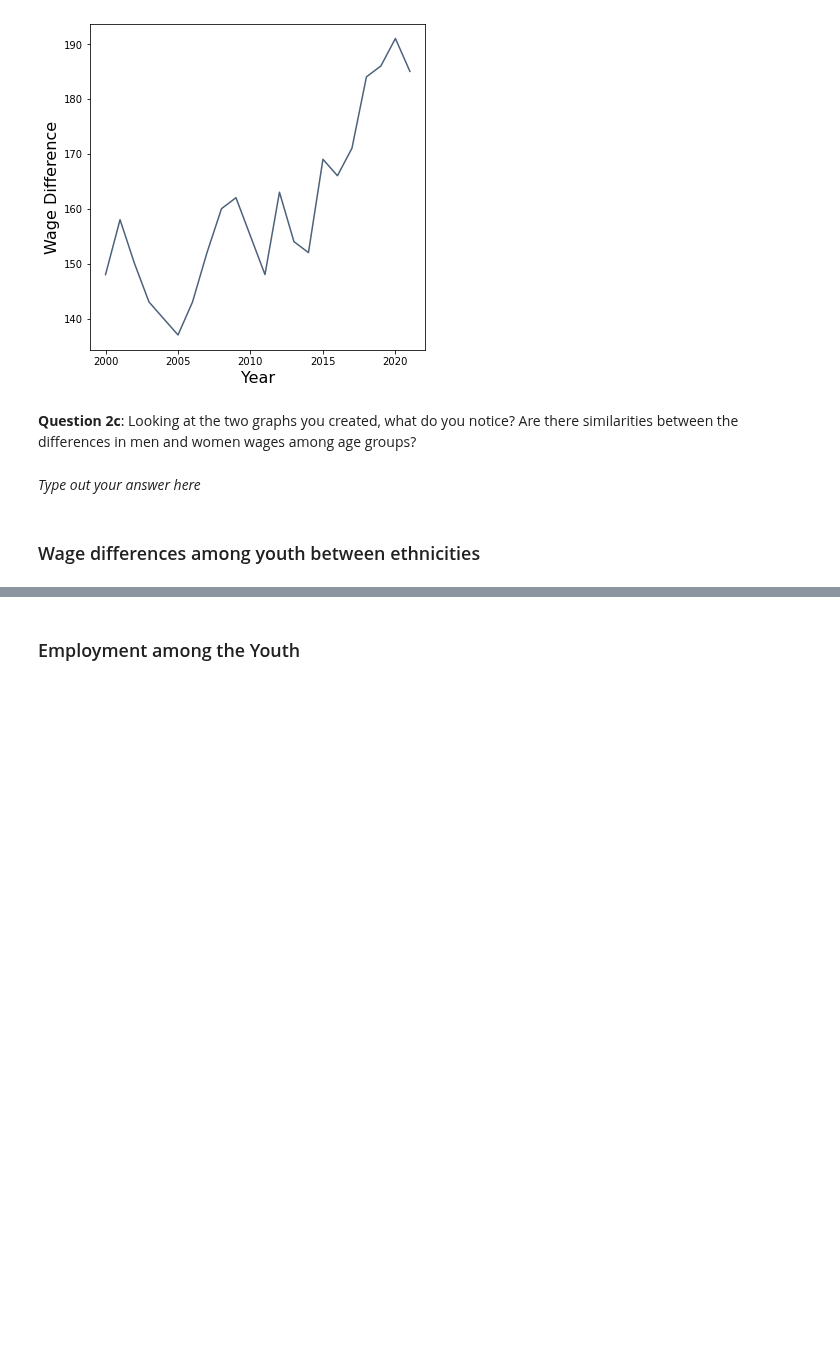
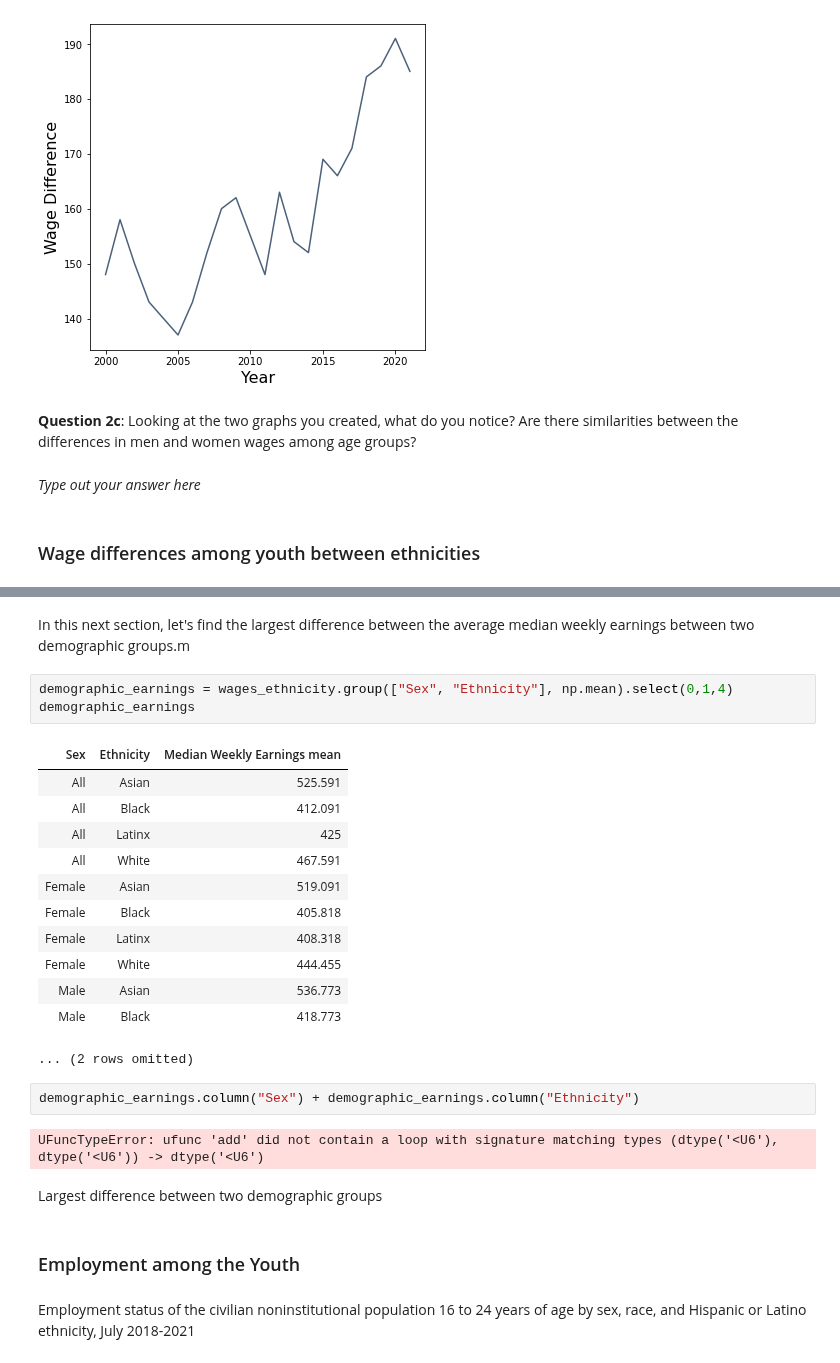
Before and after one commit to ds-modules/PUBPOL-ETHSTD-C164A-SP23, a Jupyter notebook: Exploring Labor Statistics among U.S. Youth.ipynb, the cells around one changed output, grey strips where cells are left out. Cells and saved outputs as stored; diff of their text form; blank space fills up the shorter version.

```diff
--- a/Exploring Labor Statistics among U.S. Youth.ipynb
+++ b/Exploring Labor Statistics among U.S. Youth.ipynb
@@ -211,2 +194,28 @@ earnings = earnings.join("Year", wages_ethnicity)
+# %% [markdown]
+In this next section, let's find the largest difference between the average median weekly earnings between two demographic groups.m
+# %%
+demographic_earnings = wages_ethnicity.group(["Sex", "Ethnicity"], np.mean).select(0,1,4)
+demographic_earnings
+# %% [output]
+| Sex | Ethnicity | Median Weekly Earnings mean |
+| All | Asian | 525.591 |
+| All | Black | 412.091 |
+| All | Latinx | 425 |
+| All | White | 467.591 |
+| Female | Asian | 519.091 |
+| Female | Black | 405.818 |
+| Female | Latinx | 408.318 |
+| Female | White | 444.455 |
+| Male | Asian | 536.773 |
+| Male | Black | 418.773 |
+... (2 rows omitted)
+# %%
+demographic_earnings.column("Sex") + demographic_earnings.column("Ethnicity")
+# %% [output]
+UFuncTypeError: ufunc 'add' did not contain a loop with signature matching types (dtype('<U6'), dtype('<U6')) -> dtype('<U6')
+# %% [markdown]
+Largest difference between two demographic groups
 # %% [markdown]
 ### Employment among the Youth
+# %% [markdown]
+Employment status of the civilian noninstitutional population 16 to 24 years of age by sex, race, and Hispanic or Latino ethnicity, July 2018-2021
```
Also changed, not shown: parts of 5 cells of this notebook.
